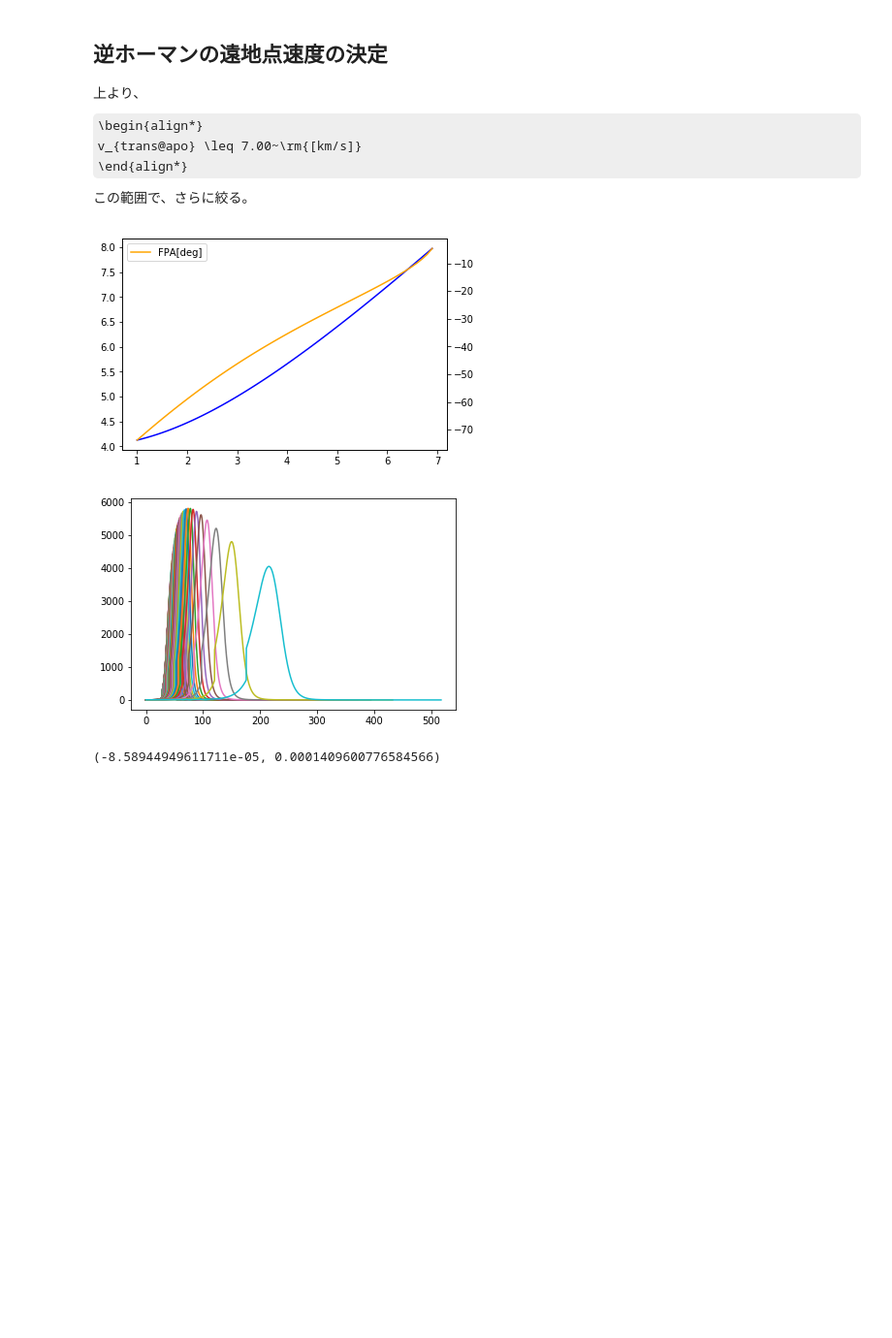
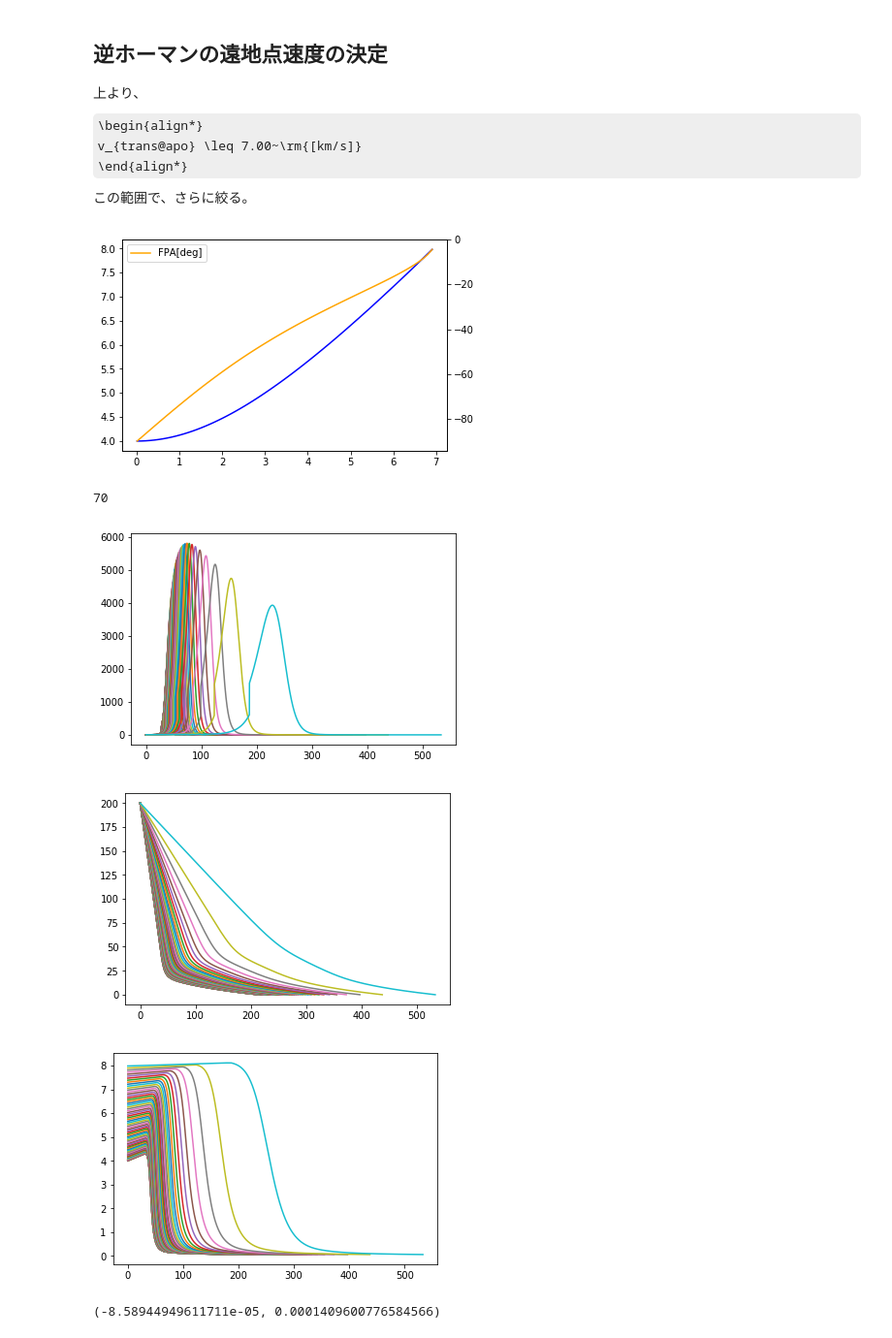
Before and after one commit to kminoda/seed_bank_in_space, a Jupyter notebook: src/delta_v_simu.ipynb, the cells around one changed output. Shown at 97% size. Cells and saved outputs as stored; diff of their text form; code cells hidden in the pictures; some formulas as TeX source; blank space fills up the shorter version.

```diff
--- a/src/delta_v_simu.ipynb
+++ b/src/delta_v_simu.ipynb
@@ -455,31 +454,53 @@ v_{trans@apo} \leq 7.00~\rm{[km/s]}
 \end{align*}
 この範囲で、さらに絞る。
 # %%
-v_trans_apo_lst = np.arange(1.00, 7.00, 0.1)
+v_trans_apo_lst = np.arange(0.01, 7.00, 0.1)
 #大気圏突入速度と経路角を決定する。
 Re = R_earth+200
 v_entry_lst = np.zeros_like(v_trans_apo_lst)
 fpa_entry_lst = np.zeros_like(v_trans_apo_lst)
 for i in range(len(v_trans_apo_lst)):
     v_entry_lst[i] = np.sqrt(v_trans_apo_lst[i]**2 + 2*MU*(1/Re-1/Ra))
     fpa_entry_lst[i] = np.rad2deg(-np.arccos(v_trans_apo_lst[i]*Ra/v_entry_lst[i]/Re))
 
 fig, ax1 = plt.subplots()
 ax1.plot(v_trans_apo_lst, v_entry_lst, color='blue', label='v_entry[km/s]')
 ax2 = ax1.twinx()
 ax2.plot(v_trans_apo_lst, fpa_entry_lst, color='orange', label='FPA[deg]')
 plt.legend()
 plt.show()
 
 #その後着陸までの軌道決定。
+t_group, h_group, v_group, heatflux_group = [], [], [], []
 for i in range(len(v_trans_apo_lst)):
     t_atm_lst, h_atm_lst, v_atm_lst, gamma_atm_lst, heatflux_atm_lst \
         =re_entry(v_entry_lst[i], fpa_entry_lst[i])
-    plt.plot(t_atm_lst, heatflux_atm_lst)
+    t_group.append(t_atm_lst)
+    h_group.append(h_atm_lst)
+    v_group.append(v_atm_lst)
+    heatflux_group.append(heatflux_atm_lst)
+N = len(t_group)
+print(N)
+for i in range(N):
+    plt.plot(t_group[i], heatflux_group[i])
+plt.savefig('../output/heating_rate.png')
 plt.show()
+
+for i in range(N):
+    plt.plot(t_group[i], h_group[i])
+plt.savefig("../output/height.png")
+plt.show()
+
+for i in range(N):
+    plt.plot(t_group[i], v_group[i])
+plt.savefig("../output/height.png")
+plt.show()
 # %% [output]
-[figure, old version]
+[figure, new version]
+70
-[figure, old version]
+[figure, new version]
+[figure, added]
+[figure, added]
 # %%
 #擾乱の永年項を計算
 #計算量多めなので、後で直す
```
Also changed, not shown: parts of 6 cells of this notebook, 5 other files.
